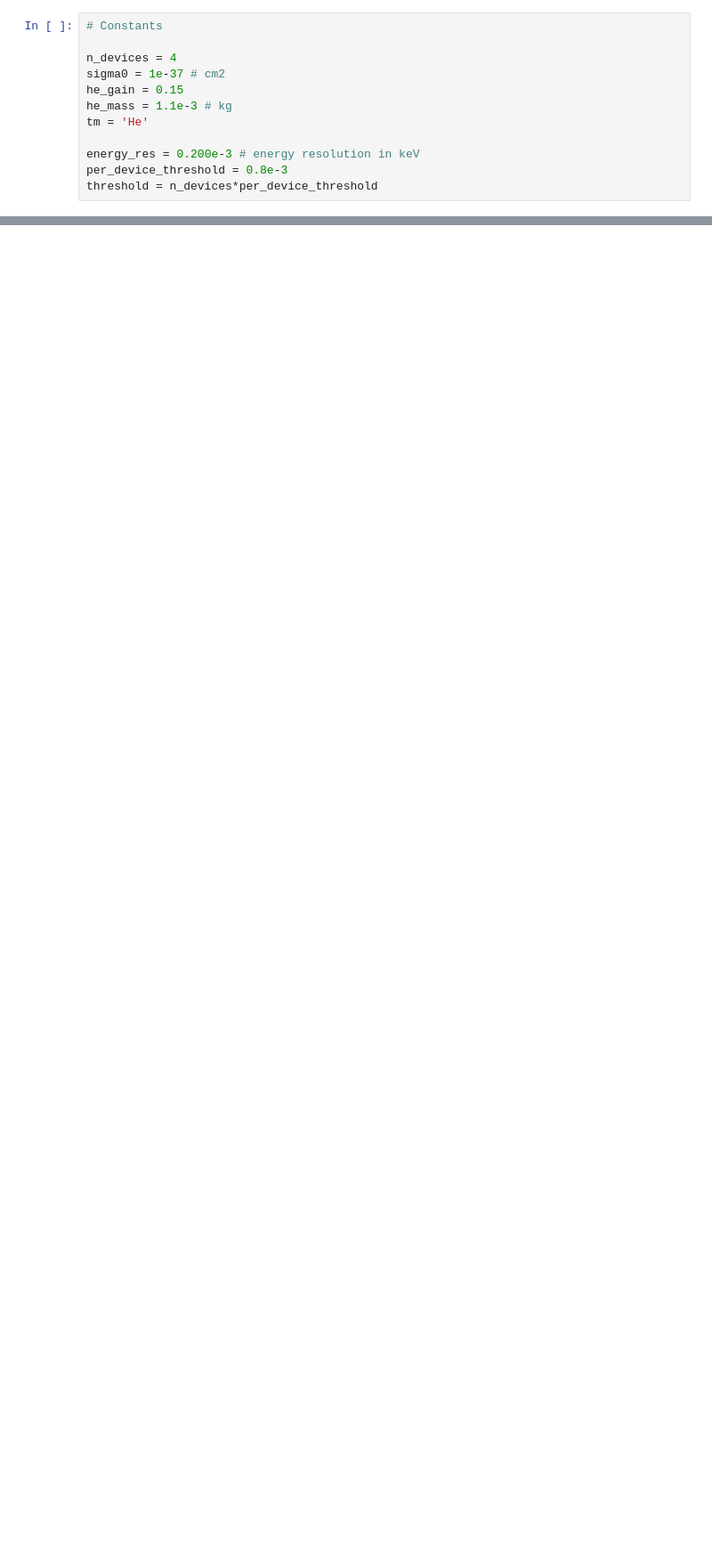
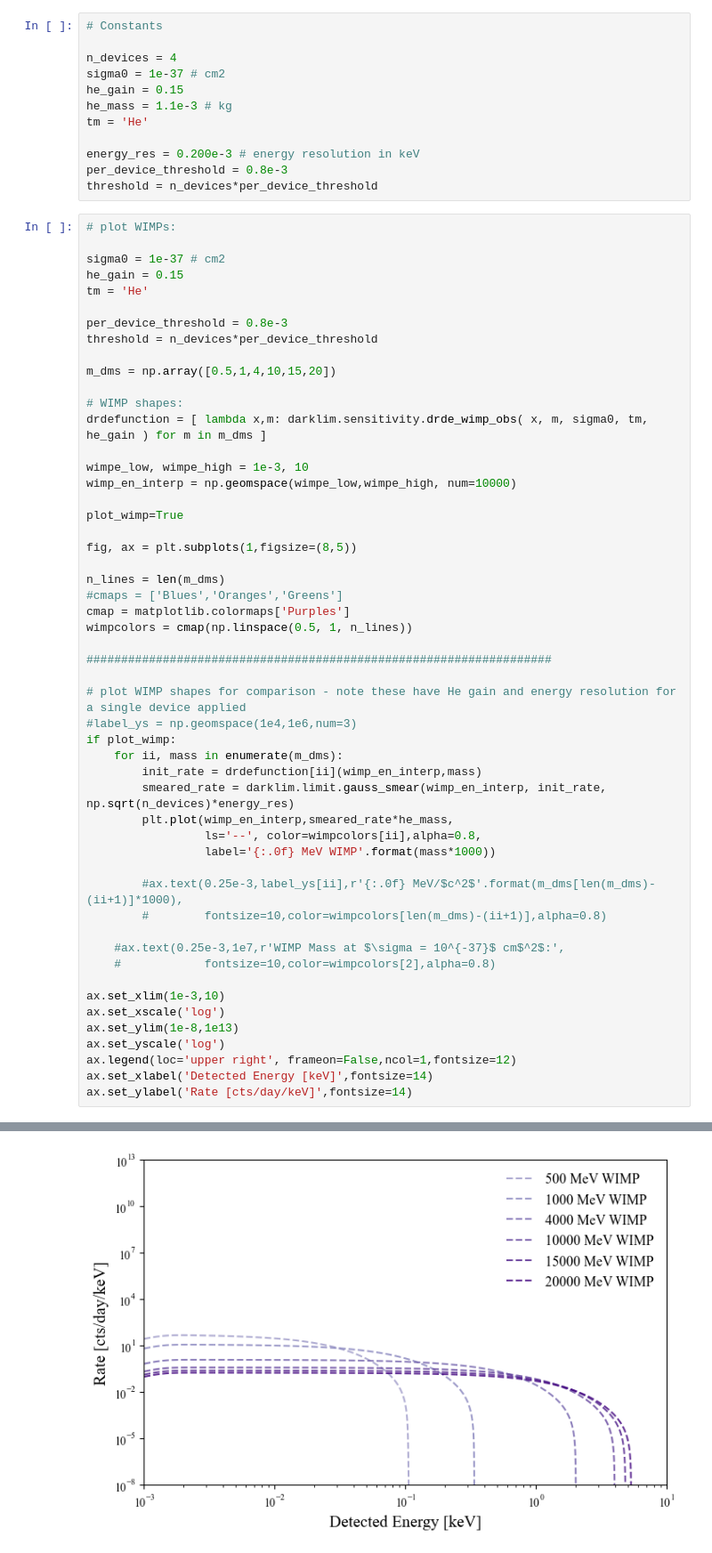
Before and after one commit to spice-herald/DarkLim, a Jupyter notebook: examples/scotts_plot.ipynb, the cells around one changed output, grey strips where cells are left out. Shown at 89% size. Drawn from its saved outputs; the diff is of its cells as text; blank space fills up the shorter version.

```diff
--- a/examples/scotts_plot.ipynb
+++ b/examples/scotts_plot.ipynb
@@ -151,3 +151,56 @@ tm = 'He'
 energy_res = 0.200e-3 # energy resolution in keV
 per_device_threshold = 0.8e-3
 threshold = n_devices*per_device_threshold
+# %%
+# plot WIMPs:
+
+sigma0 = 1e-37 # cm2
+he_gain = 0.15
+tm = 'He'
+
+per_device_threshold = 0.8e-3
+threshold = n_devices*per_device_threshold
+
+m_dms = np.array([0.5,1,4,10,15,20])
+
+# WIMP shapes:
+drdefunction = [ lambda x,m: darklim.sensitivity.drde_wimp_obs( x, m, sigma0, tm, he_gain ) for m in m_dms ]
+
+wimpe_low, wimpe_high = 1e-3, 10
+wimp_en_interp = np.geomspace(wimpe_low,wimpe_high, num=10000)
+
+plot_wimp=True
+
+fig, ax = plt.subplots(1,figsize=(8,5))
+
+n_lines = len(m_dms)
+#cmaps = ['Blues','Oranges','Greens']
+cmap = matplotlib.colormaps['Purples']
+wimpcolors = cmap(np.linspace(0.5, 1, n_lines))
+
+###################################################################
+
+# plot WIMP shapes for comparison - note these have He gain and energy resolution for a single device applied
+#label_ys = np.geomspace(1e4,1e6,num=3)
+if plot_wimp:
+    for ii, mass in enumerate(m_dms):
+        init_rate = drdefunction[ii](wimp_en_interp,mass)
+        smeared_rate = darklim.limit.gauss_smear(wimp_en_interp, init_rate, np.sqrt(n_devices)*energy_res)
+        plt.plot(wimp_en_interp,smeared_rate*he_mass,
+                 ls='--', color=wimpcolors[ii],alpha=0.8,
+                 label='{:.0f} MeV WIMP'.format(mass*1000))
+
+        #ax.text(0.25e-3,label_ys[ii],r'{:.0f} MeV/$c^2$'.format(m_dms[len(m_dms)-(ii+1)]*1000),
+        #        fontsize=10,color=wimpcolors[len(m_dms)-(ii+1)],alpha=0.8)
+
+    #ax.text(0.25e-3,1e7,r'WIMP Mass at $\sigma = 10^{-37}$ cm$^2$:',
+    #            fontsize=10,color=wimpcolors[2],alpha=0.8)
+
+ax.set_xlim(1e-3,10)
+ax.set_xscale('log')
+ax.set_ylim(1e-8,1e13)
+ax.set_yscale('log')
+ax.legend(loc='upper right', frameon=False,ncol=1,fontsize=12)
+ax.set_xlabel('Detected Energy [keV]',fontsize=14)
+ax.set_ylabel('Rate [cts/day/keV]',fontsize=14)
+# %% [output]
@@ -154,3 +208,4 @@ threshold = n_devices*per_device_threshold
+[figure, added]
 # %%
 # load LEE templates:
 
```
Also changed, not shown: parts of 1 cell of this notebook, 4 other files.
